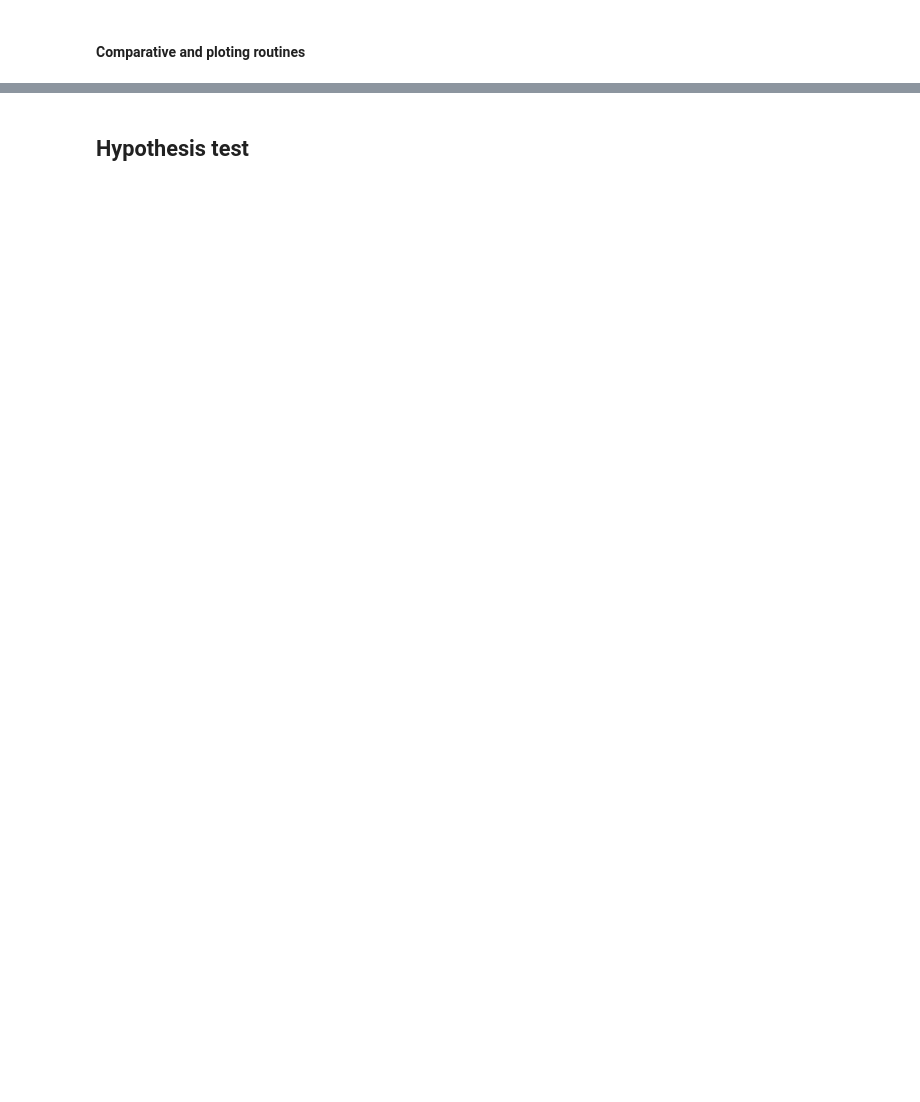
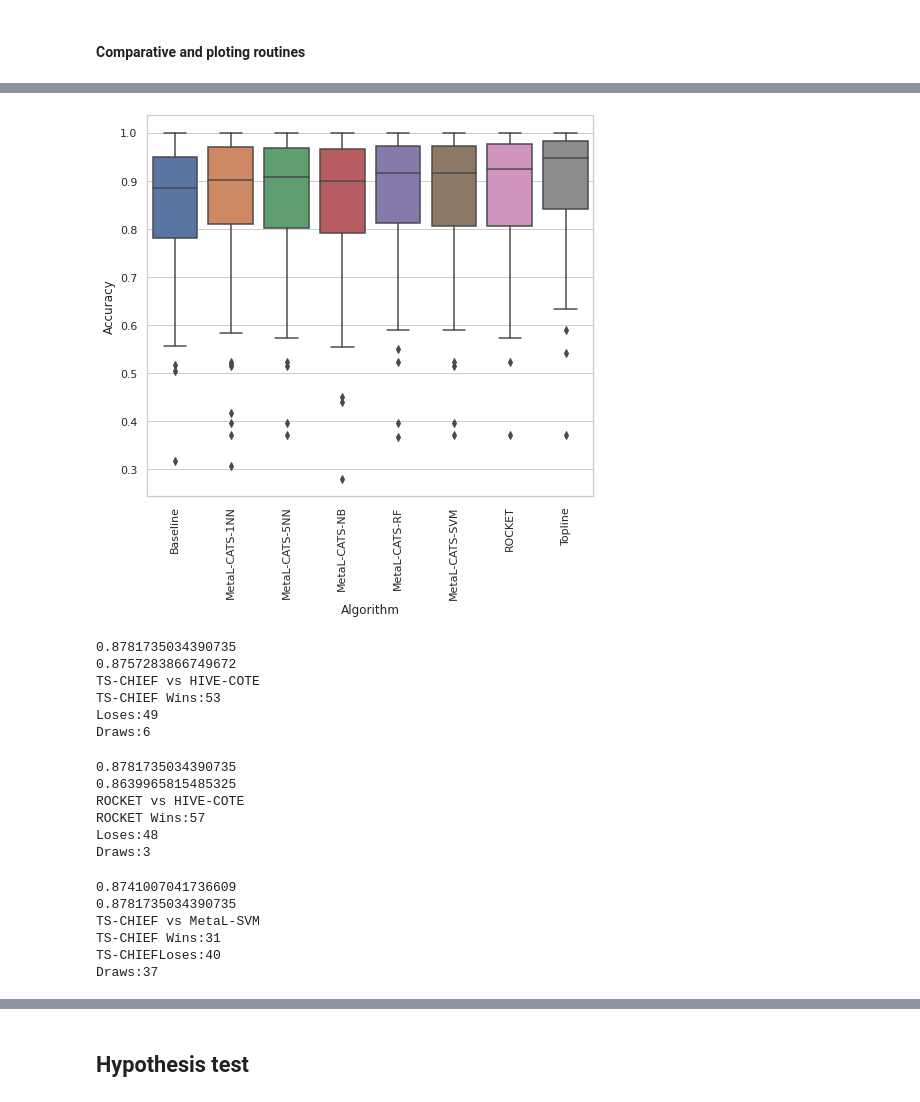
Before and after one commit to diegofurts/metalcats, a Jupyter notebook: reproducibility.ipynb, the cells around one changed output, grey strips where cells are left out. Saved outputs shown, nothing was run; the diff lists cells and outputs as text; code cells hidden in the pictures; blank space fills up the shorter version.

```diff
--- a/reproducibility.ipynb
+++ b/reproducibility.ipynb
@@ -22,12 +39,18 @@ test_acc.head()
 # %%
 y = np.array(test_acc.drop('TESTACC',axis=1)).argmax(axis=1)+1 # meta-targets
 # %%
-X = np.empty([108,3148]) # meta-attributes
+this_feature_set = pd.read_csv('tsfresh/' + test_acc['TESTACC'][0] + '_TRAIN.csv').drop(labels=["Unnamed: 0"],axis=1)
+this_feature_set = np.hstack([this_feature_set.mean(axis=0),this_feature_set.std(axis=0),
+                     ds_metafeatures[0,0],ds_metafeatures[0,1]])
 
-for i in range(len(y)):
+X = np.empty([test_acc.shape[0],this_feature_set.shape[0]])
+X[0] = this_feature_set
+
+for i in range(1,len(y)):
 
     dataset = test_acc['TESTACC'][i]
     print(dataset)
 
     this_feature_set = pd.read_csv('tsfresh/' + dataset + '_TRAIN.csv').drop(labels=["Unnamed: 0"],axis=1)
-    X[i] = np.hstack([this_feature_set.mean(axis=0),this_feature_set.std(axis=0)])
+    X[i] = np.hstack([this_feature_set.mean(axis=0),this_feature_set.std(axis=0),
+                     ds_metafeatures[i,0],ds_metafeatures[i,1]])
@@ -33,0 +75,3 @@ for i in range(len(y)):
+# %%
+for i in range(X.shape[1]):
+    print(np.std(X[:,i]))
@@ -34,3 +96,5 @@ for i in range(len(y)):
+# %%
+X = np.delete(X, np.where(np.std(X, axis=0) < 10e-5), axis = 1) # remove meta-attributes with low stdev
 # %%
 np.savetxt("meta-attributes.csv", X, delimiter=",")
 np.savetxt("meta-targets.csv", y, delimiter=",")
@@ -241,16 +354,72 @@ f.savefig("boxplot.pdf")
+# %%
+dicio = {"Accuracy" : np.hstack((baseline, get_accs(nn),
+                                 get_accs(knn), get_accs(nb),
+                                 rf_avg,get_accs(svc),
+                                 ts_chief,topline)).T,
+        "Algorithm" : np.hstack((
+                        ["Baseline"]*len(topline),
+                        ["MetaL-CATS-1NN"]*len(topline),
+                        ["MetaL-CATS-5NN"]*len(topline),
+                        ["MetaL-CATS-NB"]*len(topline),
+                        ["MetaL-CATS-RF"]*len(topline),
+                        ["MetaL-CATS-SVM"]*len(topline),
+                        ["ROCKET"]*len(topline),
+                        ["Topline"]*len(topline)
+                                )).T}
+
+results = pd.DataFrame(dicio)
+# %%
+f = plt.figure(figsize=[8,7])
+sns.set_theme(style="whitegrid")
+ax = sns.boxplot(x="Algorithm", y="Accuracy", data=results)
+plt.xticks(rotation=90)
+f.savefig("boxplot_rocket.pdf")
+# %% [output]
+[figure, added]
 # %%
 # TS-CHIEF vs HIVE-COTE
 print(hive_cote.mean())
 print(ts_chief.mean())
 
 print('TS-CHIEF vs HIVE-COTE')
-print('Wins:' + str(np.sum(ts_chief > hive_cote)))
+print('TS-CHIEF Wins:' + str(np.sum(ts_chief > hive_cote)))
 print('Loses:' + str(np.sum(ts_chief < hive_cote)))
 print('Draws:' + str(np.sum(ts_chief == hive_cote)))
+# %% [output]
+0.8781735034390735
+0.8757283866749672
+TS-CHIEF vs HIVE-COTE
+TS-CHIEF Wins:53
+Loses:49
+Draws:6
+# %%
+# ROCKET vs HIVE-COTE
+print(hive_cote.mean())
+print(rocket.mean())
+
+print('ROCKET vs HIVE-COTE')
+print('ROCKET Wins:' + str(np.sum(rocket > hive_cote)))
+print('Loses:' + str(np.sum(rocket < hive_cote)))
+print('Draws:' + str(np.sum(rocket == hive_cote)))
+# %% [output]
+0.8781735034390735
+0.8639965815485325
+ROCKET vs HIVE-COTE
+ROCKET Wins:57
+Loses:48
+Draws:3
 # %%
 svc_acc = get_accs(svc)
 print(np.mean(svc_acc))
+print(hive_cote.mean())
 print('TS-CHIEF vs MetaL-SVM')
-print('Wins:' + str(np.sum(ts_chief > svc_acc)))
-print('Loses:' + str(np.sum(ts_chief < svc_acc)))
+print('TS-CHIEF Wins:' + str(np.sum(ts_chief > svc_acc)))
+print('TS-CHIEFLoses:' + str(np.sum(ts_chief < svc_acc)))
 print('Draws:' + str(np.sum(ts_chief == svc_acc)))
+# %% [output]
+0.8741007041736609
+0.8781735034390735
+TS-CHIEF vs MetaL-SVM
+TS-CHIEF Wins:31
+TS-CHIEFLoses:40
+Draws:37
```
Also changed, not shown: parts of 20 cells of this notebook, 2 other files.
